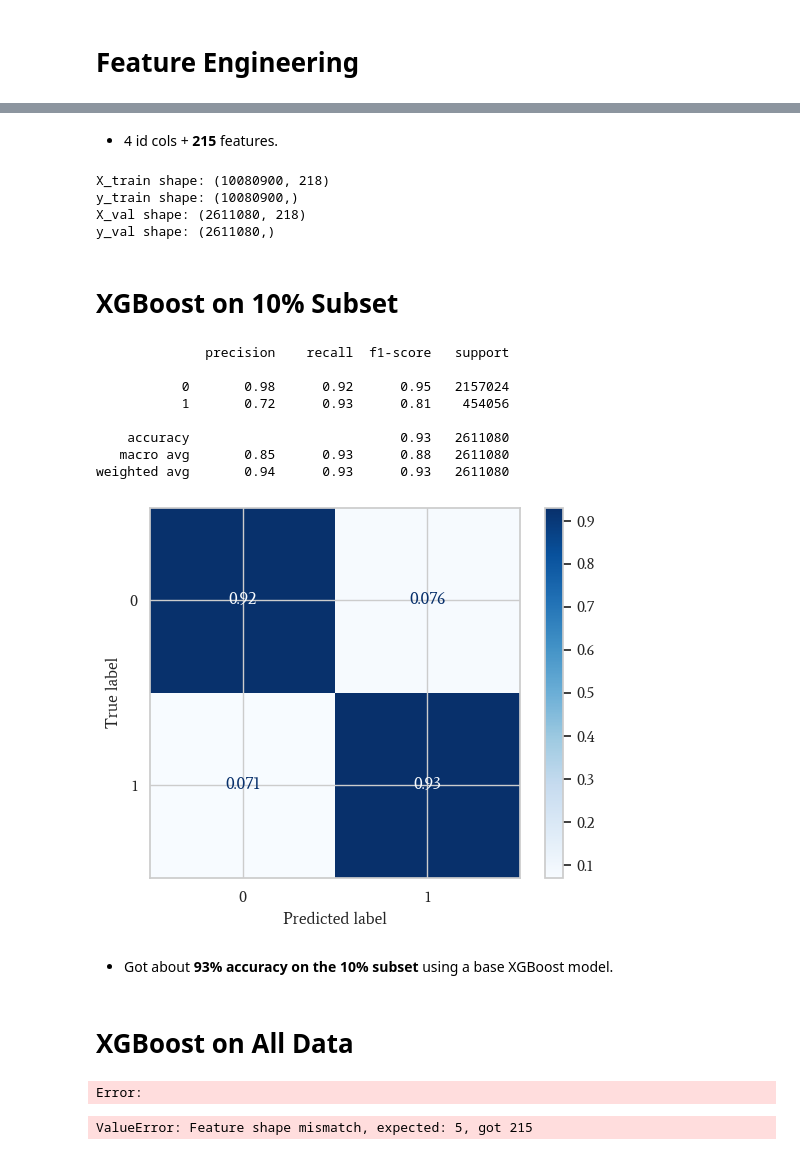
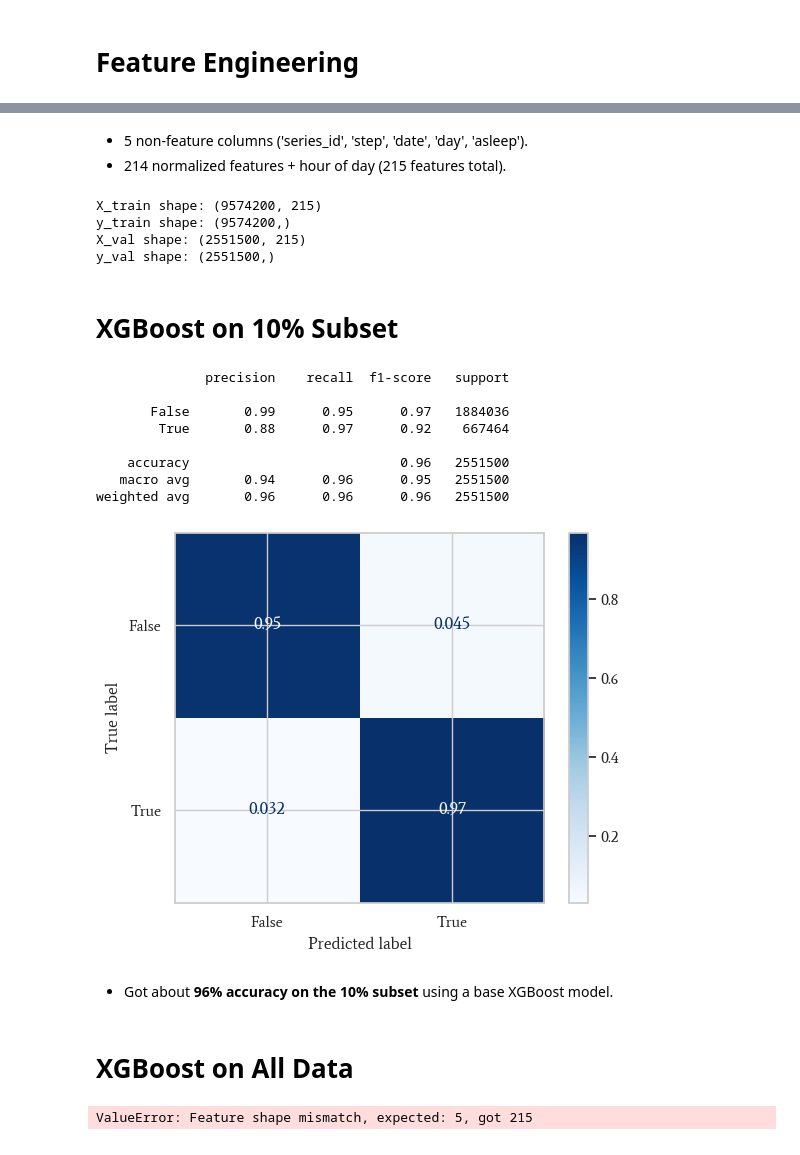
Before and after one commit to heefjones/detect_sleep_states, a Jupyter notebook: preds.ipynb, the cells around one changed output, grey strips where cells are left out. Drawn from its saved outputs; the diff is of its cells as text; code cells hidden in the pictures.

```diff
--- a/preds.ipynb
+++ b/preds.ipynb
@@ -47,14 +47,14 @@ features_train = create_features(data_train)
 features_val = create_features(data_val)
 
 # define cols to be normalized
-non_norm_cols = ['series_id', 'step', 'date', 'hour', 'event']
+non_norm_cols = ['series_id', 'step', 'date', 'day', 'asleep', 'hour']
 norm_cols = [col for col in features_train.columns if col not in non_norm_cols]
 
-# compute mean & std, convert to dictionaries
+# compute mean and std for each column as dictionaries
 mean_dict = features_train.select(norm_cols).mean().to_dicts()[0]
 std_dict = features_train.select(norm_cols).std().to_dicts()[0]
 
-# normalize only numeric columns
+# normalize
 features_train = features_train.with_columns([((pl.col(col) - mean_dict[col]) / std_dict[col]).cast(pl.Float32) for col in norm_cols])
 features_val = features_val.with_columns([((pl.col(col) - mean_dict[col]) / std_dict[col]).cast(pl.Float32) for col in norm_cols])
 
@@ -68,8 +68,15 @@ shape: (1, 219)
-# %% [markdown]
-- 4 id cols + __215__ features.
+# %% [markdown]
+- 5 non-feature columns ('series_id', 'step', 'date', 'day', 'asleep').
+- 214 normalized features + hour of day (215 features total).
 # %%
+# define non-feature cols
+non_feat_cols = ['series_id', 'step', 'date', 'day', 'asleep']
+
 # define x and y
-X_train =
+X_train = features_train.drop(non_feat_cols)
+y_train = features_train.select("asleep").to_numpy().ravel()
+X_val = features_val.drop(non_feat_cols)
+y_val = features_val.select("asleep").to_numpy().ravel()
 
 # check shapes
 print(f'X_train shape: {X_train.shape}')
@@ -77,39 +84,36 @@ print(f'y_train shape: {y_train.shape}')
 print(f'X_val shape: {X_val.shape}')
 print(f'y_val shape: {y_val.shape}')
 # %% [output]
-X_train shape: (10080900, 218)
-y_train shape: (10080900,)
-X_val shape: (2611080, 218)
-y_val shape: (2611080,)
+X_train shape: (9574200, 215)
+y_train shape: (9574200,)
+X_val shape: (2551500, 215)
+y_val shape: (2551500,)
 # %% [markdown]
 # XGBoost on 10% Subset
 # %%
-# define non-feature cols
-non_feat_cols = ['series_id', 'step', 'date']
-
 # create xgb and fit
 xgb = XGBClassifier(random_state=SEED, n_jobs=-1)
-xgb.fit(X_train.drop(non_feat_cols), y_train)
+xgb.fit(X_train, y_train)
 
 # get train and val preds
-train_preds = xgb.predict(X_train.drop(non_feat_cols))
-val_preds = xgb.predict(X_val.drop(non_feat_cols))
+train_preds = xgb.predict(X_train)
+val_preds = xgb.predict(X_val)
 
 # validation performance
 print(classification_report(y_val, val_preds))
 ConfusionMatrixDisplay.from_predictions(y_val, val_preds, normalize='true', cmap='Blues');
 # %% [output]
               precision    recall  f1-score   support
 
-           0       0.98      0.92      0.95   2157024
-           1       0.72      0.93      0.81    454056
+       False       0.99      0.95      0.97   1884036
+        True       0.88      0.97      0.92    667464
 
-    accuracy                           0.93   2611080
-   macro avg       0.85      0.93      0.88   2611080
-weighted avg       0.94      0.93      0.93   2611080
+    accuracy                           0.96   2551500
+   macro avg       0.94      0.96      0.95   2551500
+weighted avg       0.96      0.96      0.96   2551500
-[figure, old version]
+[figure, new version]
 # %% [markdown]
-- Got about __93% accuracy on the 10% subset__ using a base XGBoost model.
+- Got about __96% accuracy on the 10% subset__ using a base XGBoost model.
 # %% [markdown]
 # XGBoost on All Data
 # %%
@@ -118,11 +157,16 @@ xgb = XGBClassifier(random_state=SEED, n_jobs=-1)
 # %%
 # iterate through batches
-for i, (X_batch, y_batch) in enumerate(batch_data(data)):
+for i, features in enumerate(batch_data(data)):
+    # define x and y
+    X_batch = features.drop(non_feat_cols)
+    y_batch = features.select("asleep").to_numpy().ravel()
+
     if i == 0:
         # for the first batch, train normally
-        xgb.fit(X_batch.drop(non_feat_cols), y_batch)
+        xgb.fit(X_batch, y_batch)
     else:
         # continue training using the current booster
-        xgb.fit(X_batch.drop(non_feat_cols), y_batch, xgb_model=xgb.get_booster())
+        xgb.fit(X_batch, y_batch, xgb_model=xgb.get_booster())
+
+# save model weights
+xgb.save_model('xgb_model.json')
-# %% [output]
-Error:
```
Also changed, not shown: parts of 7 cells of this notebook, 2 other files.
